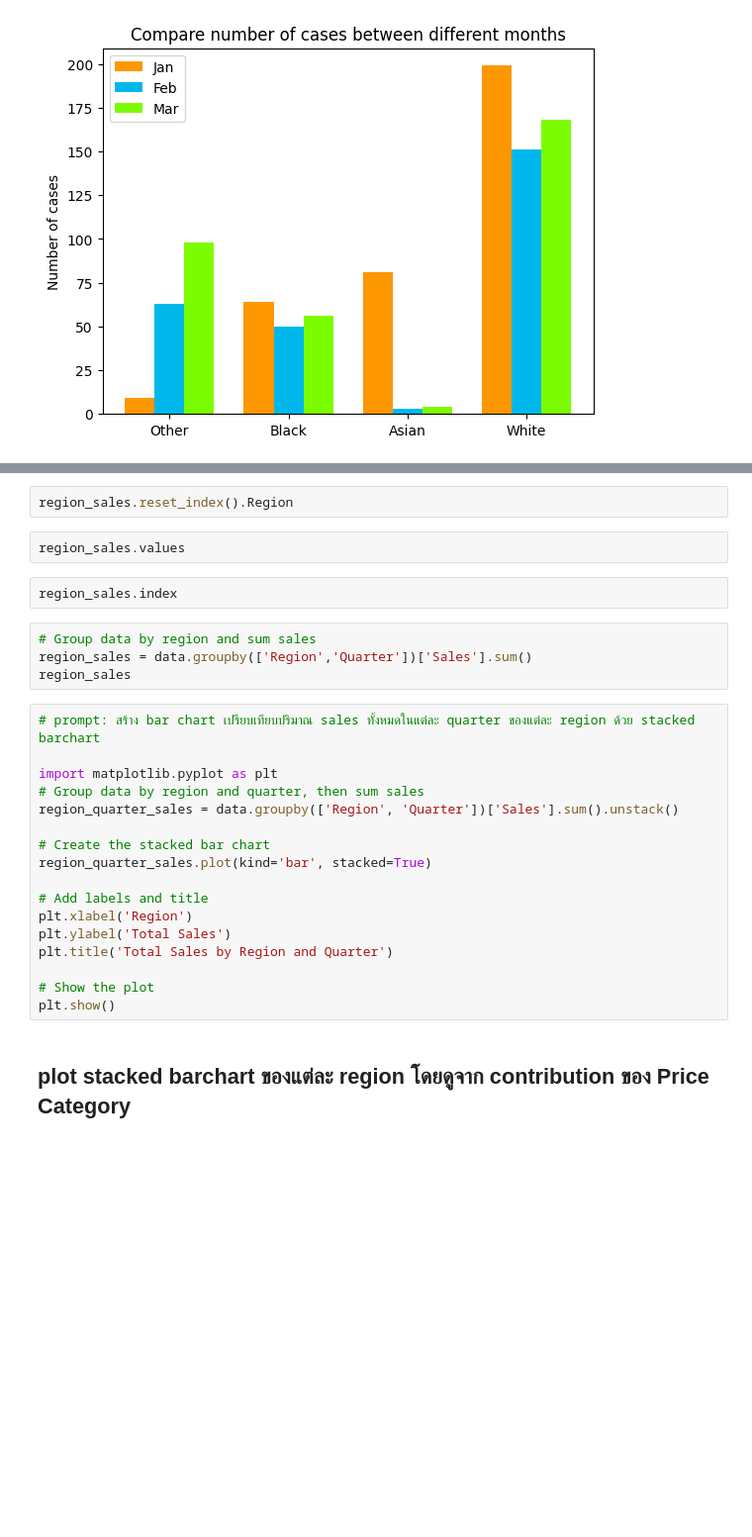
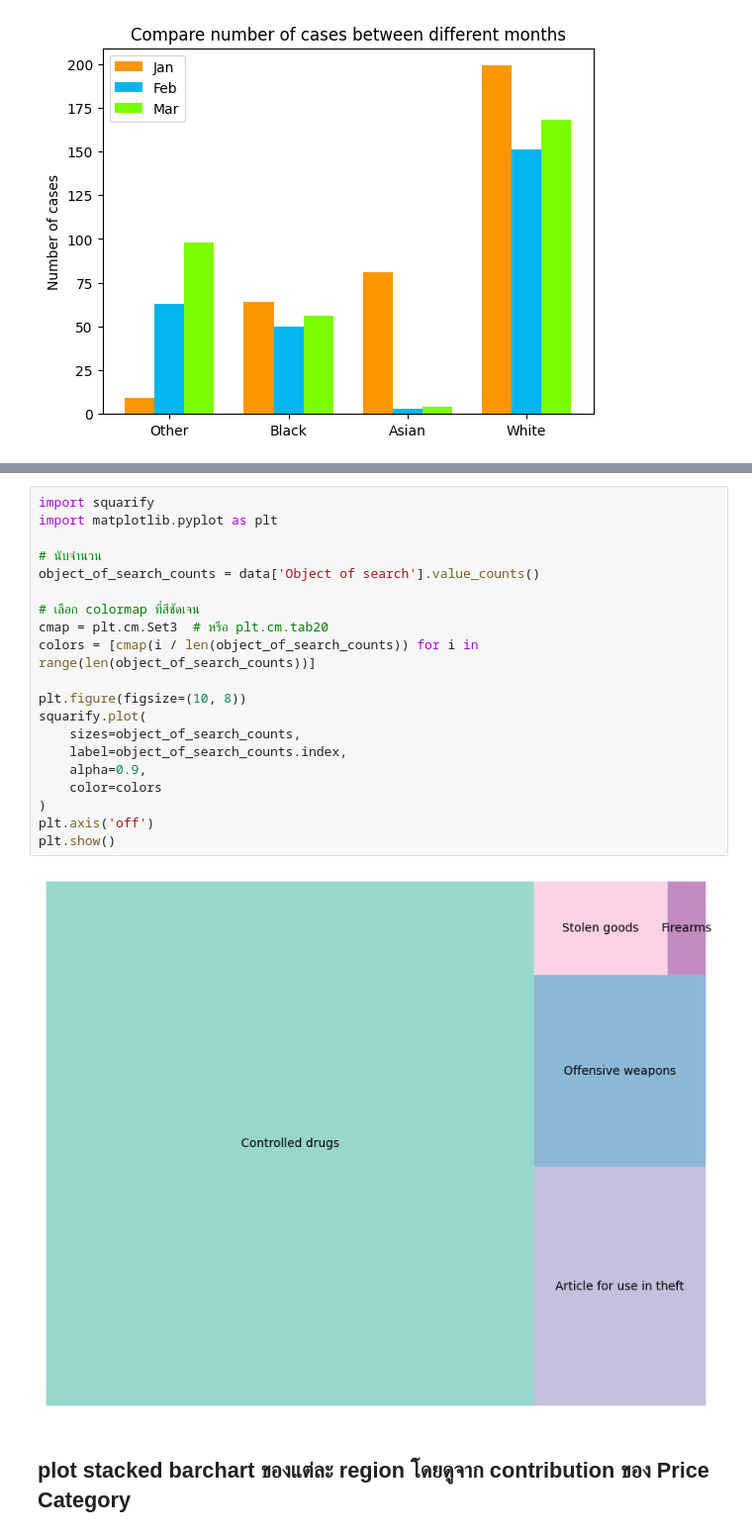
Before and after one commit to para662/dataviz2025, a Jupyter notebook: สำเนาของ_Visualize_Data_Comparison_2025.ipynb, the cells around one changed output, grey strips where cells are left out. Shown at 99% size. Drawn from its saved outputs; the diff is of its cells as text; blank space fills up the shorter version.

Commit message:
Next - Radar Chart and Thai Language

```diff
--- a/สำเนาของ_Visualize_Data_Comparison_2025.ipynb
+++ b/สำเนาของ_Visualize_Data_Comparison_2025.ipynb
@@ -184,30 +185,25 @@ region_sales.reset_index()['Region']
-# %%
-region_sales.reset_index().Region
-# %%
-region_sales.values
-# %%
-region_sales.index
-# %%
-# Group data by region and sum sales
-region_sales = data.groupby(['Region','Quarter'])['Sales'].sum()
-region_sales
-# %%
-# prompt: สร้าง bar chart เปรียบเทียบปริมาณ sales ทั้งหมดในแต่ละ quarter ของแต่ละ region ด้วย stacked barchart
-
-import matplotlib.pyplot as plt
-# Group data by region and quarter, then sum sales
-region_quarter_sales = data.groupby(['Region', 'Quarter'])['Sales'].sum().unstack()
-
-# Create the stacked bar chart
-region_quarter_sales.plot(kind='bar', stacked=True)
-
-# Add labels and title
-plt.xlabel('Region')
-plt.ylabel('Total Sales')
-plt.title('Total Sales by Region and Quarter')
-
-# Show the plot
-plt.show()
+# %%
+import squarify
+import matplotlib.pyplot as plt
+
+# นับจำนวน
+object_of_search_counts = data['Object of search'].value_counts()
+
+# เลือก colormap ที่สีชัดเจน
+cmap = plt.cm.Set3  # หรือ plt.cm.tab20
+colors = [cmap(i / len(object_of_search_counts)) for i in range(len(object_of_search_counts))]
+
+plt.figure(figsize=(10, 8))
+squarify.plot(
+    sizes=object_of_search_counts,
+    label=object_of_search_counts.index,
+    alpha=0.9,
+    color=colors
+)
+plt.axis('off')
+plt.show()
+# %% [output]
+[figure, added]
 # %% [markdown]
 ## plot stacked barchart ของแต่ละ region โดยดูจาก contribution ของ Price Category
 # %%
```
Also changed, not shown: parts of 2 cells of this notebook.
